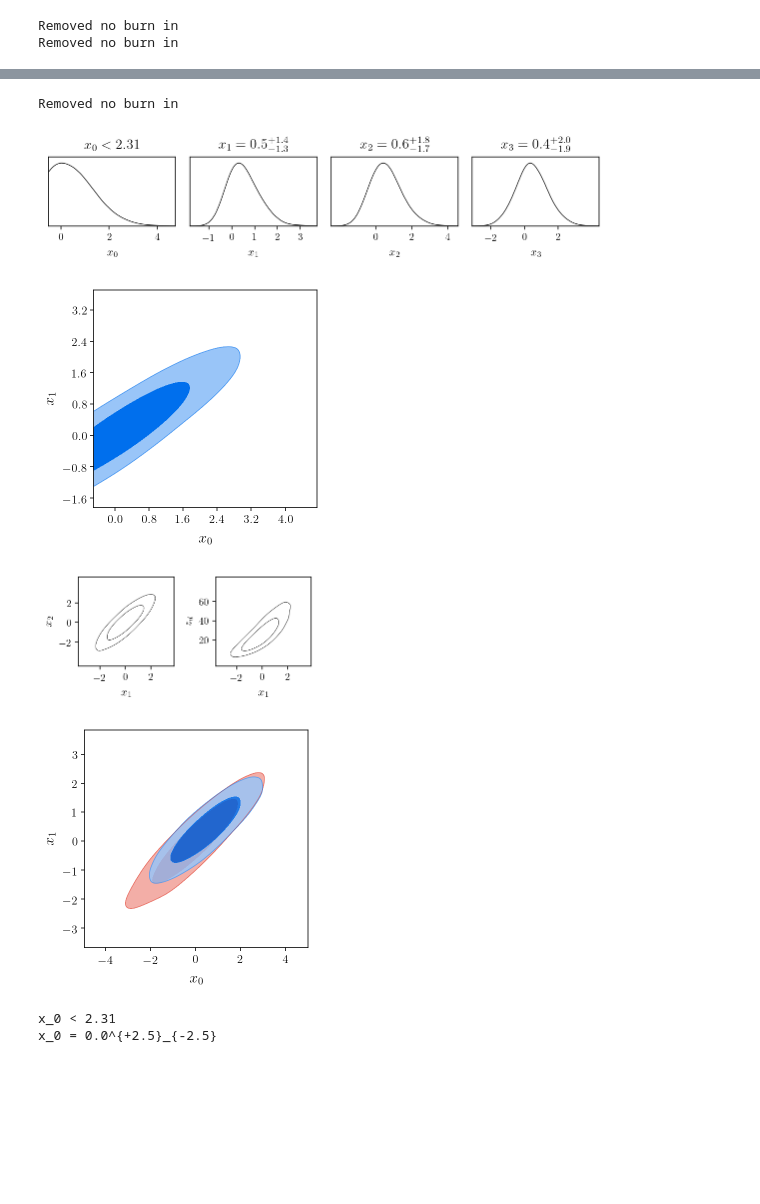
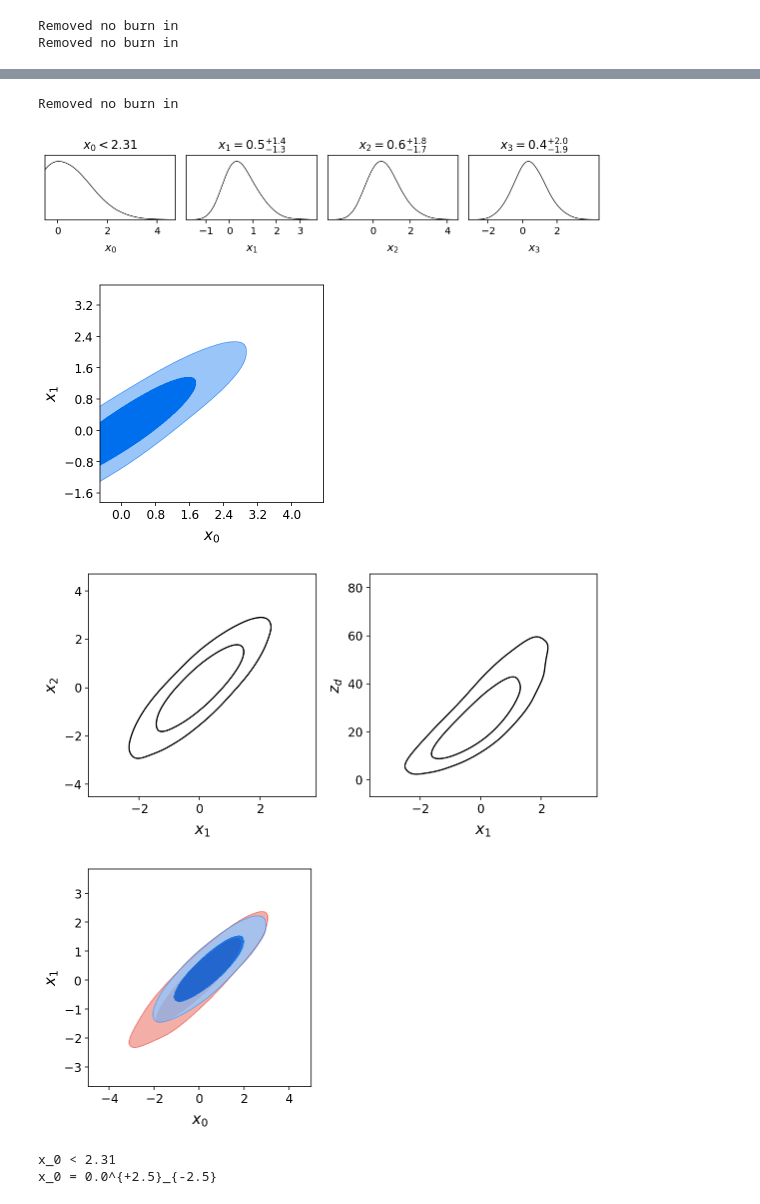
Before and after one commit to xgarrido/getdist, a Jupyter notebook: docs/plot_gallery.ipynb, the cells around one changed output, grey strips where cells are left out. Saved outputs shown, nothing was run; the diff lists cells and outputs as text; code cells hidden in the pictures; blank space fills up the shorter version.

```diff
--- a/docs/plot_gallery.ipynb
+++ b/docs/plot_gallery.ipynb
@@ -14,8 +14,8 @@ from getdist import plots, MCSamples
 import getdist, IPython
 import pylab as plt
 print('GetDist Version: %s, Matplotlib version: %s'%(getdist.__version__, plt.matplotlib.__version__))
-#matplotlib 2 doesn't seem to work well without usetex on
-plt.rcParams['text.usetex']=True
+# matplotlib 2 may not work very well without usetex on, can uncomment
+# plt.rcParams['text.usetex']=True
 # %% [output]
 GetDist Version: 1.0.0, Matplotlib version: 3.1.0
 # %%
@@ -179,23 +207,23 @@ cut_samps = samps[samps[:,0]>-0.5,:]
 cut_samples = MCSamples(samples=cut_samps, names = names, labels = labels,
                         ranges={'x0':(-0.5, None)})
 g = plots.getSubplotPlotter()
-g.settings.title_limit_fontsize = 14
-g.plots_1d(cut_samples,nx=4, title_limit=2); #title by 95% limit
+g.settings.title_limit_fontsize = 12
+g.plots_1d(cut_samples,nx=4, title_limit=2) #title by 95% limit
 g = plots.getSinglePlotter(width_inch=4, ratio=1)
 g.plot_2d(cut_samples, 'x0', 'x1', filled=True);
 # %% [output]
 Removed no burn in
-[figure, old version]
+[figure, new version]
-[figure, old version]
+[figure, new version]
 # %%
 #Add and plot a new derived parameter
 #getParms gets p so that p.x0, p.x1.. are numpy vectors of sample values
 p = samples.getParams()
 samples.addDerived((5+p.x2)** 2, name='z', label='z_d')
-g = plots.getSubplotPlotter()
+g = plots.getSubplotPlotter(subplot_size=4)
 g.plots_2d(samples,'x1',['x2','z'], nx=2);
 # %% [output]
-[figure, old version]
+[figure, new version]
 # %%
 #Example of how to do importance sampling, modifying the samples by re-weighting by a new likelihood
 #e.g. to modify samples to be from the original distribution times a Gaussian in x1 (centered on 1, with sigma=1.2)
@@ -208,7 +236,7 @@ new_samples.reweightAddingLogLikes(new_loglike) #re-weight cut_samples to accoun
 g = plots.getSinglePlotter(width_inch=4, ratio=1)
 g.plot_2d([samples,new_samples], 'x0', 'x1', filled=True);
 # %% [output]
-[figure, old version]
+[figure, new version]
 # %%
 #Many other things you can do besides plot, e.g. get latex
 print(cut_samples.getInlineLatex('x0',limit=2))
```
Also changed, not shown: parts of 27 cells of this notebook, 3 other files.
